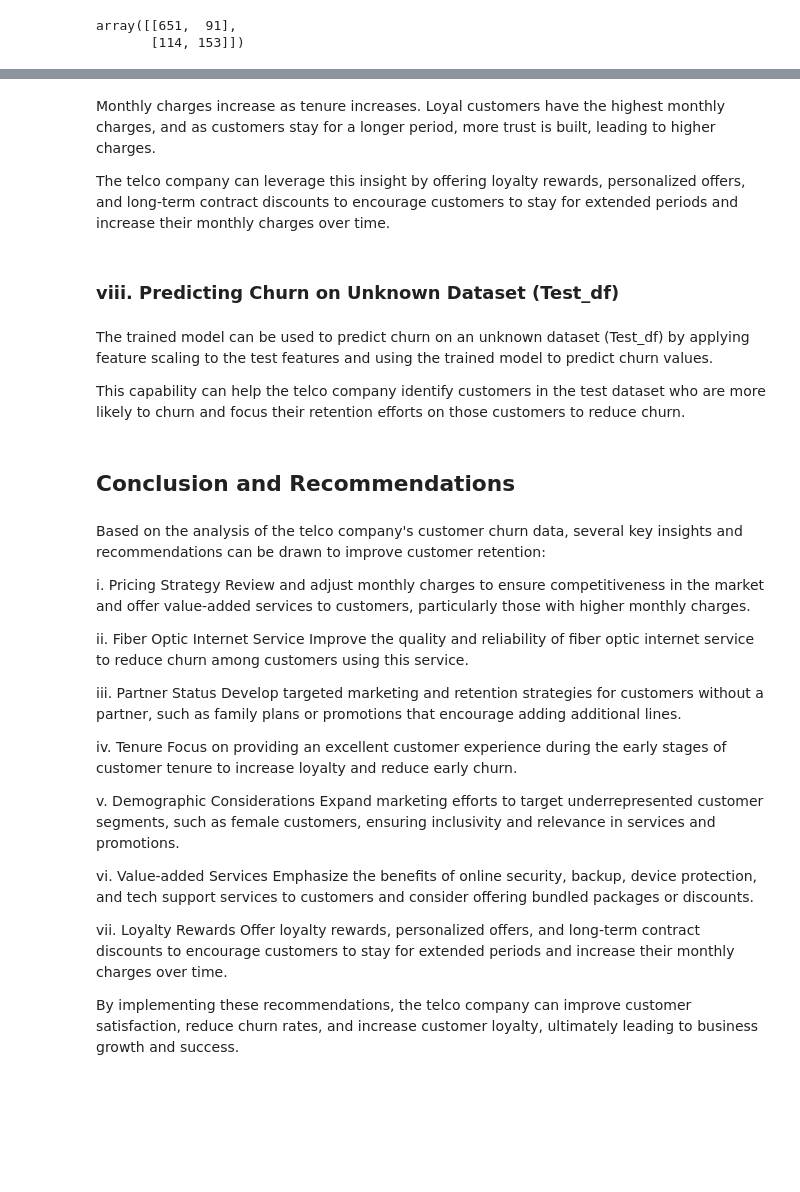
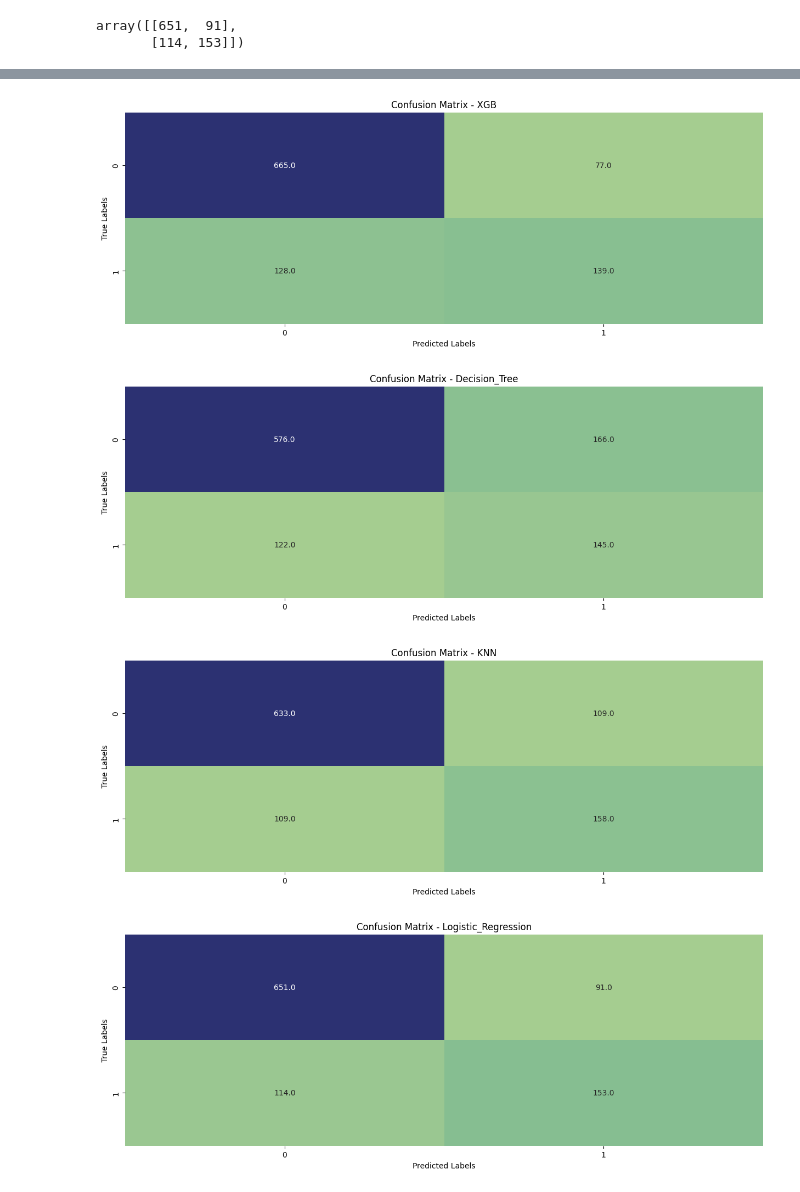
Before and after one commit to Caroline-Jerop/Customer-churn-Analysis, a Jupyter notebook: notebook/main.ipynb, the cells around one changed output, grey strips where cells are left out. Cells and saved outputs as stored; diff of their text form; code cells hidden in the pictures; blank space fills up the shorter version.

```diff
--- a/notebook/main.ipynb
+++ b/notebook/main.ipynb
@@ -1702,37 +1071,14 @@ The telco company should emphasize the importance of these services to customers
-# %% [markdown]
-Monthly charges increase as tenure increases. Loyal customers have the highest monthly charges, and as customers stay for a longer period, more trust is built, leading to higher charges.
-
-The telco company can leverage this insight by offering loyalty rewards, personalized offers, and long-term contract discounts to encourage customers to stay for extended periods and increase their monthly charges over time.
-# %% [markdown]
-### viii. Predicting Churn on Unknown Dataset (Test_df)
-# %% [markdown]
-The trained model can be used to predict churn on an unknown dataset (Test_df) by applying feature scaling to the test features and using the trained model to predict churn values.
-
-This capability can help the telco company identify customers in the test dataset who are more likely to churn and focus their retention efforts on those customers to reduce churn.
-# %% [markdown]
-## Conclusion and Recommendations
-# %% [markdown]
-Based on the analysis of the telco company's customer churn data, several key insights and recommendations can be drawn to improve customer retention:
-
-i. Pricing Strategy
-Review and adjust monthly charges to ensure competitiveness in the market and offer value-added services to customers, particularly those with higher monthly charges.
-
-ii. Fiber Optic Internet Service
-Improve the quality and reliability of fiber optic internet service to reduce churn among customers using this service.
-
-iii. Partner Status
-Develop targeted marketing and retention strategies for customers without a partner, such as family plans or promotions that encourage adding additional lines.
-
-iv. Tenure
-Focus on providing an excellent customer experience during the early stages of customer tenure to increase loyalty and reduce early churn.
-
-v. Demographic Considerations
-Expand marketing efforts to target underrepresented customer segments, such as female customers, ensuring inclusivity and relevance in services and promotions.
-
-vi. Value-added Services
-Emphasize the benefits of online security, backup, device protection, and tech support services to customers and consider offering bundled packages or discounts.
-
-vii. Loyalty Rewards
-Offer loyalty rewards, personalized offers, and long-term contract discounts to encourage customers to stay for extended periods and increase their monthly charges over time.
-
-By implementing these recommendations, the telco company can improve customer satisfaction, reduce churn rates, and increase customer loyalty, ultimately leading to business growth and success.
+# %%
+# Loop through each model and visualize the confusion matrix
+for model_name, Confusion_matrix in all_confusion_matrix.items():
+    plt.figure(figsize=(15, 5))
+    sns.heatmap(Confusion_matrix, annot=True, fmt='.1f', cmap='crest', cbar=False)
+    plt.title(f'Confusion Matrix - {model_name}')
+    plt.xlabel('Predicted Labels')
+    plt.ylabel('True Labels')
+    plt.show()
+# %% [output]
+[figure, added]
+[figure, added]
+[figure, added]
+[figure, added]
```
Also changed, not shown: parts of 87 cells of this notebook.
